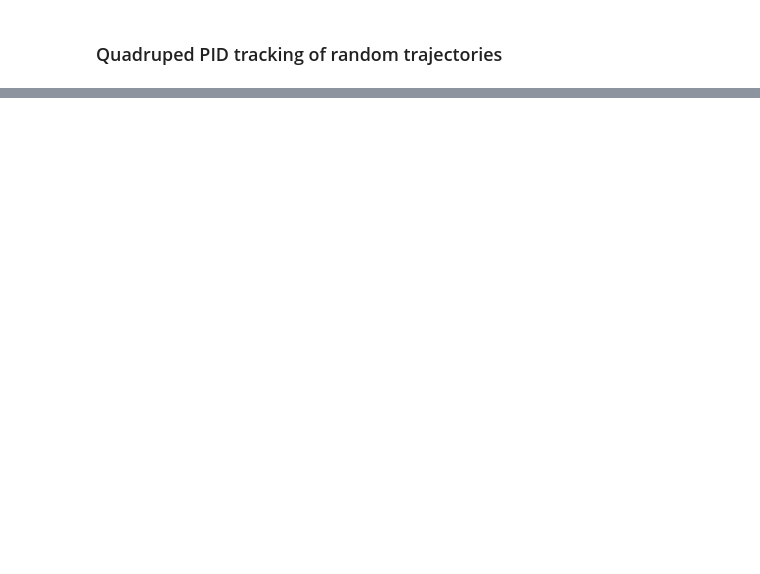
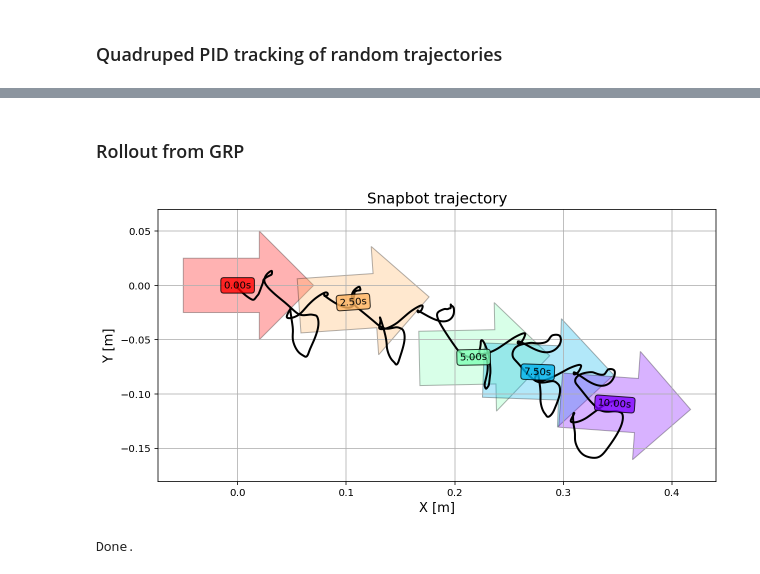
Before and after one commit to sjchoi86/simple-mujoco-usage, a Jupyter notebook: code/demo_quadruped_03_grp_pid.ipynb, the cells around one changed output, grey strips where cells are left out. Drawn from its saved outputs; the diff is of its cells as text; code cells hidden in the pictures; blank space fills up the shorter version.

```diff
--- a/code/demo_quadruped_03_grp_pid.ipynb
+++ b/code/demo_quadruped_03_grp_pid.ipynb
@@ -169,0 +38,14 @@ plt.show()
+# %% [markdown]
+### Rollout from GRP
+# %%
+# Sample
+traj_joints,traj_secs = GRP_prior.sample_one_traj(
+    rand_type='Uniform',ss_x_min=ss_range[:,0],ss_x_max=ss_range[:,1],ss_margin=ss_margin)
+# Rollout
+res = snapbot_rollout(env,PID,traj_joints,n_traj_repeat=5,DO_RENDER=False)
+plot_topdown_trajectory(
+    res['sec_list'],res['xyrad_list'],cm=plt.cm.rainbow_r,figsize=(10,5),title_str='Snapbot trajectory')
+print ("Done.")
+# %% [output]
+[figure, added]
+Done.
```
Also changed, not shown: parts of 17 cells of this notebook, 8 other files.
